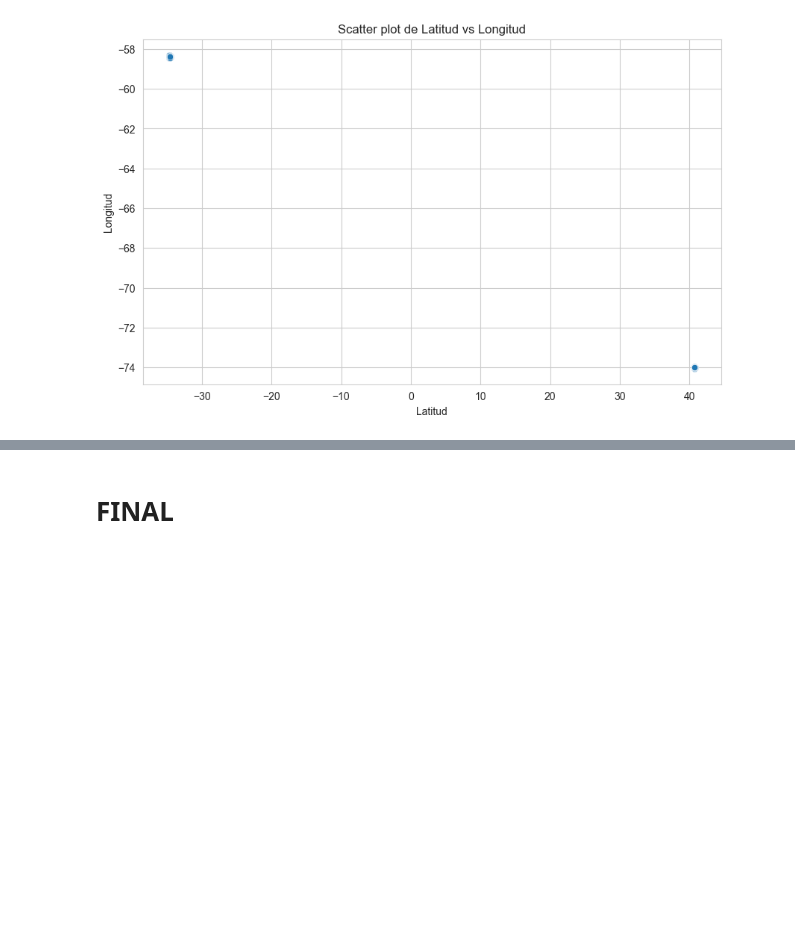
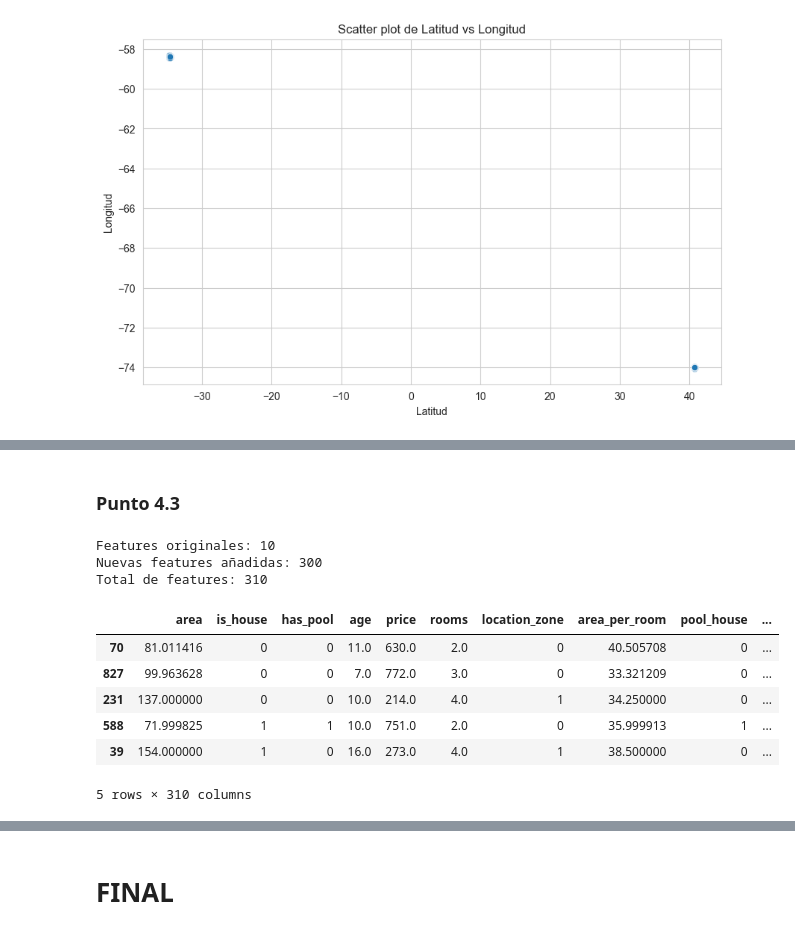
Before and after one commit to frizynn/tp1-machine-learning, a Jupyter notebook: src/Entrega_Tp1.ipynb, the cells around one changed output, grey strips where cells are left out. Cells and saved outputs as stored; diff of their text form; code cells hidden in the pictures; blank space fills up the shorter version.

```diff
--- a/src/Entrega_Tp1.ipynb
+++ b/src/Entrega_Tp1.ipynb
@@ -791,0 +838,58 @@ pool_house^2    | -0.0097
+# %% [markdown]
+### Punto 4.3
+# %%
+import numpy as np
+import pandas as pd
+
+# Leer el DataFrame original
+df_engineering3 = pd.read_csv(r"../data/processed/casas_dev.csv")
+features = df_engineering3.columns.tolist()
+
+# Número de nuevas features deseadas
+num_features_needed = 300
+
+# Generamos más pares de los necesarios para reducir iteraciones
+num_attempts = int(num_features_needed * 1.5)
+
+# Función auxiliar para generar pares únicos
+def generar_pares(features, num_attempts):
+    degrees = np.random.randint(1, 80, size=num_attempts)
+    selected_features = np.random.choice(features, size=num_attempts)
+    return {(f, int(d)) for f, d in zip(selected_features, degrees)}
+
+# Generar los pares en bloque
+pairs = generar_pares(features, num_attempts)
+while len(pairs) < num_features_needed:
+    # Si no alcanzamos, generamos más pares y actualizamos el set
+    pairs.update(generar_pares(features, num_attempts))
+
+# Tomar solo los primeros 300 pares
+pairs = list(pairs)[:num_features_needed]
+
+# Crear las nuevas features usando np.power para la potenciación vectorizada
+new_features = {
+    f"{feature}^{degree}": np.power(df_engineering3[feature], degree)
+    for feature, degree in pairs
+}
+
+# Crear DataFrame con las nuevas features y concatenar
+new_features_df = pd.DataFrame(new_features)
+df_engineering3 = pd.concat([df_engineering3, new_features_df], axis=1)
+
+# Mostrar resultados
+print(f"Features originales: {len(features)}")
+print(f"Nuevas features añadidas: {new_features_df.shape[1]}")
+print(f"Total de features: {df_engineering3.shape[1]}")
+
+df_engineering3.sample(5, random_state=42)
+# %% [output]
+Features originales: 10
+Nuevas features añadidas: 300
+Total de features: 310
+|  | area | is_house | has_pool | age | price | rooms | location_zone | area_per_room | pool_house | ... |
+| 70 | 81.011416 | 0 | 0 | 11.0 | 630.0 | 2.0 | 0 | 40.505708 | 0 | ... |
+| 827 | 99.963628 | 0 | 0 | 7.0 | 772.0 | 3.0 | 0 | 33.321209 | 0 | ... |
+| 231 | 137.000000 | 0 | 0 | 10.0 | 214.0 | 4.0 | 1 | 34.250000 | 0 | ... |
+| 588 | 71.999825 | 1 | 1 | 10.0 | 751.0 | 2.0 | 0 | 35.999913 | 1 | ... |
+| 39 | 154.000000 | 1 | 0 | 16.0 | 273.0 | 4.0 | 1 | 38.500000 | 0 | ... |
+5 rows × 310 columns
```
Also changed, not shown: parts of 15 cells of this notebook, 8 other files.
